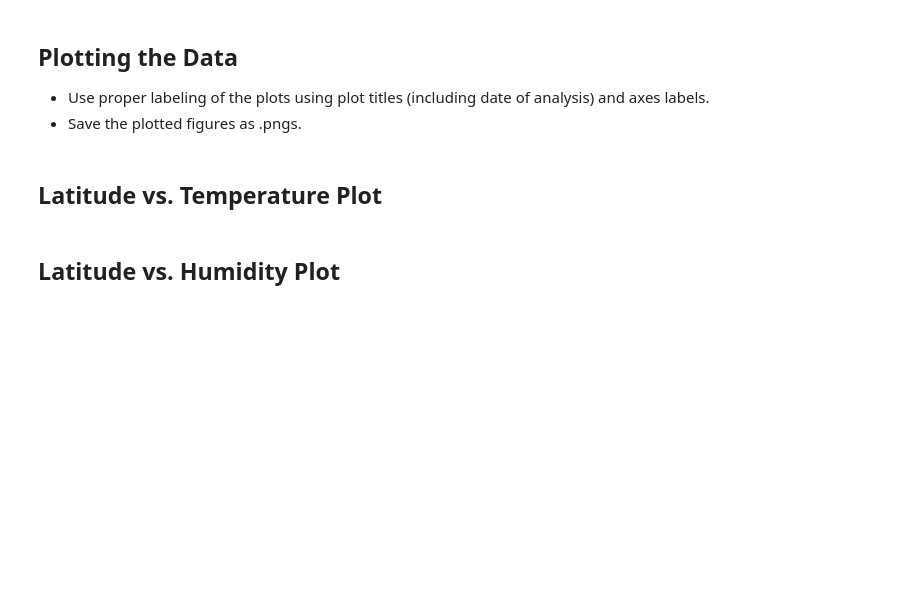
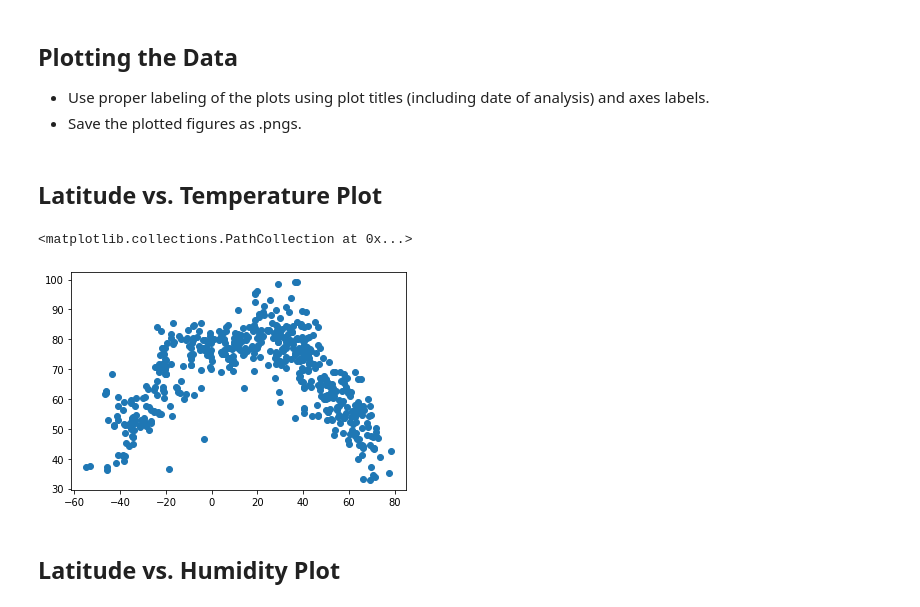
Before and after one commit to jakewmayfield/python-api-challenge, a Jupyter notebook: WeatherPy.ipynb, the cells around one changed output. Drawn from its saved outputs; the diff is of its cells as text; code cells hidden in the pictures; blank space fills up the shorter version.

Commit message:
all of graphs no formatting

```diff
--- a/WeatherPy.ipynb
+++ b/WeatherPy.ipynb
@@ -68,7 +68,7 @@ max_temp = []
 wind_speed = []
 
 # Start the call counter
-record = 0
+record = 1
 of = 1
 
 # Log file print statement
@@ -78,8 +78,6 @@ print(f"-------------------------------")
 #Loop through the cities in the city list
 for city in cities:
 
-    # Try statement to append calls where value is found
-    # Not all calls return data as OpenWeatherMap will not have have records in all the cities generated by CityPy module
     try:
         response = requests.get(f"{base_url}appid={weather_api_key}&q={city}&units=imperial").json()
         city_name.append(response["name"])
@@ -92,11 +90,13 @@ for city in cities:
         lng.append(response["coord"]["lon"])
         wind_speed.append(response["wind"]["speed"])
         city_record = response["name"]
+        print(f"Processing Record {record} of Set {of} | {city_record}")
 
         # If no record found "skip" to next call
     except:
         print("City not found. Skipping...")
-        print("-"*64)
+
+        record = record-1
 
     if record <=50:
         record= record + 1
@@ -107,7 +107,7 @@ for city in cities:
     # Wait a second in loop to not over exceed rate limit of API
     time.sleep(1.01)
 
-    print(f"Processing Record {record} of Set {of} | {city_record}")
+
     print("-"*64)
 # %% [output]
 Beginning Data Retrieval
@@ -162,0 +130,19 @@ KeyboardInterrupt:
+# %%
+# Create a dictonary with the lists generated
+weatherpy_dict = {
+    "City": city_name,
+    "Cloudiness":cloudiness,
+    "Country":country,
+    "Date":date,
+    "Humidity": humidity,
+    "Lat":lat,
+    "Lng":lng,
+    "Max Temp": max_temp,
+    "Wind Speed":wind_speed
+}
+
+# Create a data frame from dictionary
+weather_data = pd.DataFrame(weatherpy_dict)
+
+# Display count of weather data values
+weather_data.count()
@@ -179,5 +195,10 @@ Skip this step if there are no cities that have humidity > 100%.
 * Save the plotted figures as .pngs.
 # %% [markdown]
 ## Latitude vs. Temperature Plot
+# %%
+plt.scatter(weather_data["Lat"], weather_data["Max Temp"])
+# %% [output]
+<matplotlib.collections.PathCollection at 0x...>
+[figure, added]
 # %% [markdown]
 ## Latitude vs. Humidity Plot
```
Also changed, not shown: parts of 19 cells of this notebook, 1 other file.
